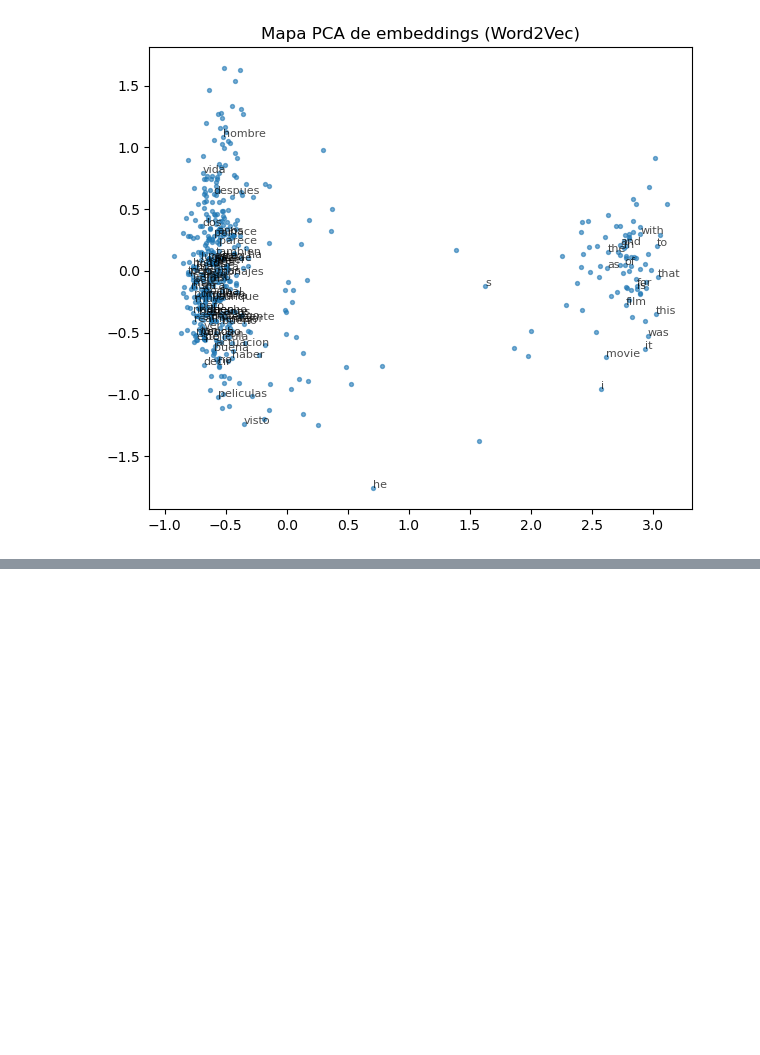
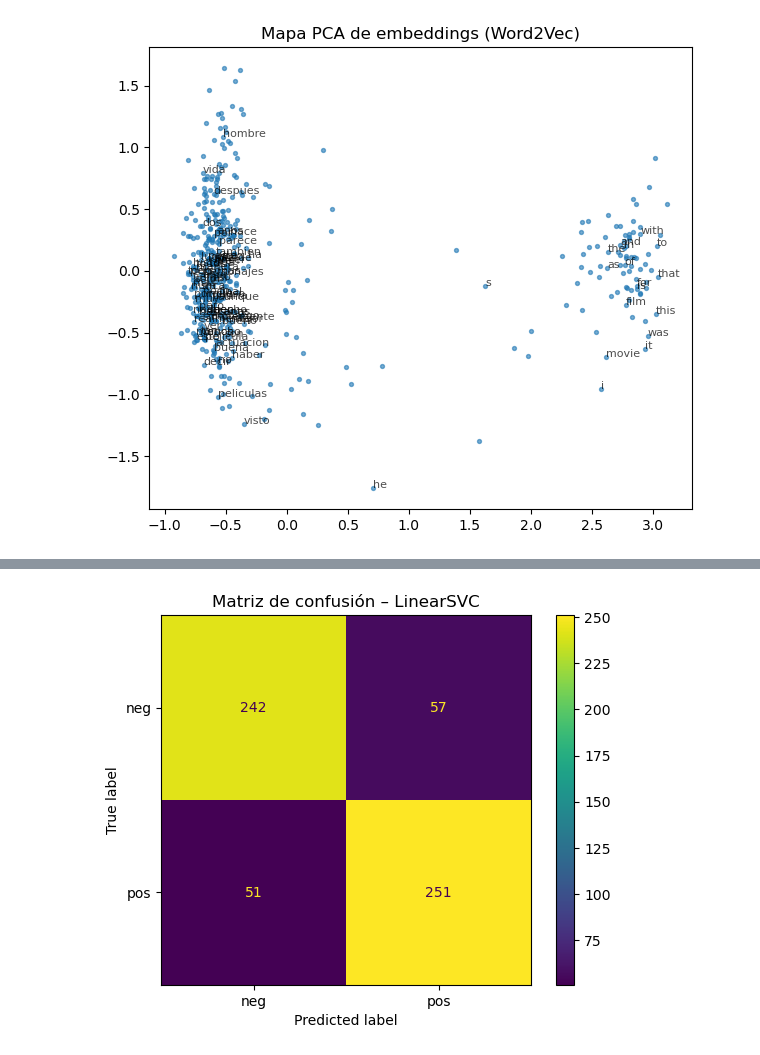
Before and after one commit to JPOrellana/Proyecto1-NLP, a Jupyter notebook: ProyectoNLP.ipynb, the cells around one changed output, grey strips where cells are left out. Cells and saved outputs as stored; diff of their text form; code cells hidden in the pictures; blank space fills up the shorter version.

Commit message:
Supervised Classification

```diff
--- a/ProyectoNLP.ipynb
+++ b/ProyectoNLP.ipynb
@@ -551,0 +565,82 @@ plt.show()
+# %%
+
+
+# 0) Selección de columna de texto y etiquetas
+TEXT_COL = "reseña_sin_stop_corr" if "reseña_sin_stop_corr" in df.columns \
+       else ("reseña_sin_stop" if "reseña_sin_stop" in df.columns else "reseña_limpia")
+y = df["sentimiento"].astype(int).values
+X_text = df[TEXT_COL].astype(str).values
+
+print("Usando texto de:", TEXT_COL, "| Etiquetas:", np.bincount(y))
+
+# 1) Split estratificado Train/Test
+X_tr_text, X_te_text, y_tr, y_te = train_test_split(
+    X_text, y, test_size=0.20, random_state=42, stratify=y
+)
+
+# 2) TF-IDF (palabras 1–2-gramas)
+try:
+    _sw = stopwords_custom  # si ya definidas stopwords_custom
+except NameError:
+    _sw = None
+
+tfidf_word = TfidfVectorizer(
+    ngram_range=(1,2),
+    min_df=5,
+    max_df=0.95,
+    token_pattern=r"(?u)\b[a-zñü]{2,}\b",
+    lowercase=False,
+    stop_words=_sw
+)
+Xtr_w = tfidf_word.fit_transform(X_tr_text)
+Xte_w = tfidf_word.transform(X_te_text)
+
+# 3) TF-IDF de caracteres 3–5-gramas: robusto a typos/variantes
+USE_CHAR = True
+if USE_CHAR:
+    tfidf_char = TfidfVectorizer(
+        analyzer="char",
+        ngram_range=(3,5),
+        min_df=5,
+        max_df=0.95
+    )
+    Xtr_c = tfidf_char.fit_transform(X_tr_text)
+    Xte_c = tfidf_char.transform(X_te_text)
+    Xtr = hstack([Xtr_w, Xtr_c]).tocsr()
+    Xte = hstack([Xte_w, Xte_c]).tocsr()
+else:
+    Xtr, Xte = Xtr_w, Xte_w
+
+print("Shapes -> palabras:", Xtr_w.shape, "| caracteres:", (Xtr_c.shape if USE_CHAR else None), "| combinado:", Xtr.shape)
+
+# 4) Modelos: LinearSVC (SVM) y MultinomialNB
+svm = LinearSVC(C=1.0, random_state=42)
+svm.fit(Xtr, y_tr)
+pred_svm = svm.predict(Xte)
+
+nb = MultinomialNB(alpha=0.5)
+nb.fit(Xtr, y_tr)
+pred_nb = nb.predict(Xte)
+
+# 5) Métricas
+def report(y_true, y_pred, titulo):
+    acc = accuracy_score(y_true, y_pred)
+    f1  = f1_score(y_true, y_pred)
+    print(f"\n {titulo} ")
+    print("Accuracy:", round(acc,4), " | F1:", round(f1,4))
+    print(classification_report(y_true, y_pred, digits=4))
+    return acc, f1
+
+acc_svm, f1_svm = report(y_te, pred_svm, "LinearSVC (TF-IDF palabras + caracteres)" if USE_CHAR else "LinearSVC (TF-IDF palabras)")
+acc_nb , f1_nb  = report(y_te, pred_nb , "MultinomialNB (TF-IDF palabras + caracteres)" if USE_CHAR else "MultinomialNB (TF-IDF palabras)")
+
+# 6) Matriz de confusión del mejor
+best_pred = pred_svm if f1_svm >= f1_nb else pred_nb
+best_name = "LinearSVC" if f1_svm >= f1_nb else "MultinomialNB"
+print(f"\nMejor modelo: {best_name}")
+
+disp = ConfusionMatrixDisplay.from_predictions(y_te, best_pred, display_labels=["neg","pos"])
+plt.title(f"Matriz de confusión – {best_name}")
+plt.xticks(rotation=0); plt.yticks(rotation=0)
+plt.show()
+# %% [output]
@@ -551,0 +664 @@ plt.show()
+[figure, added]
```
Also changed, not shown: parts of 4 cells of this notebook.
